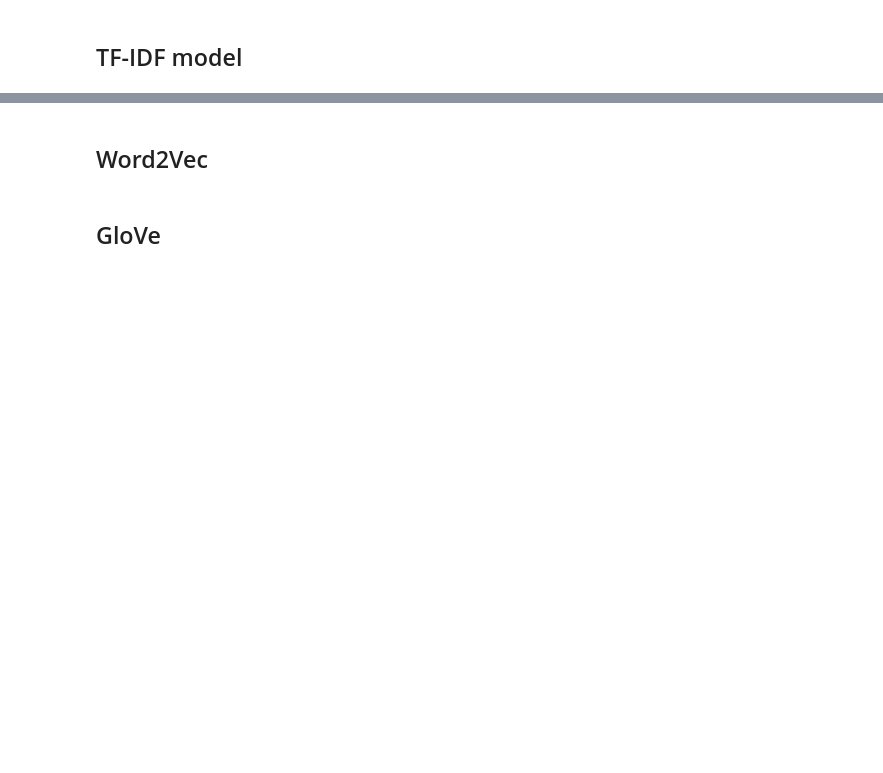
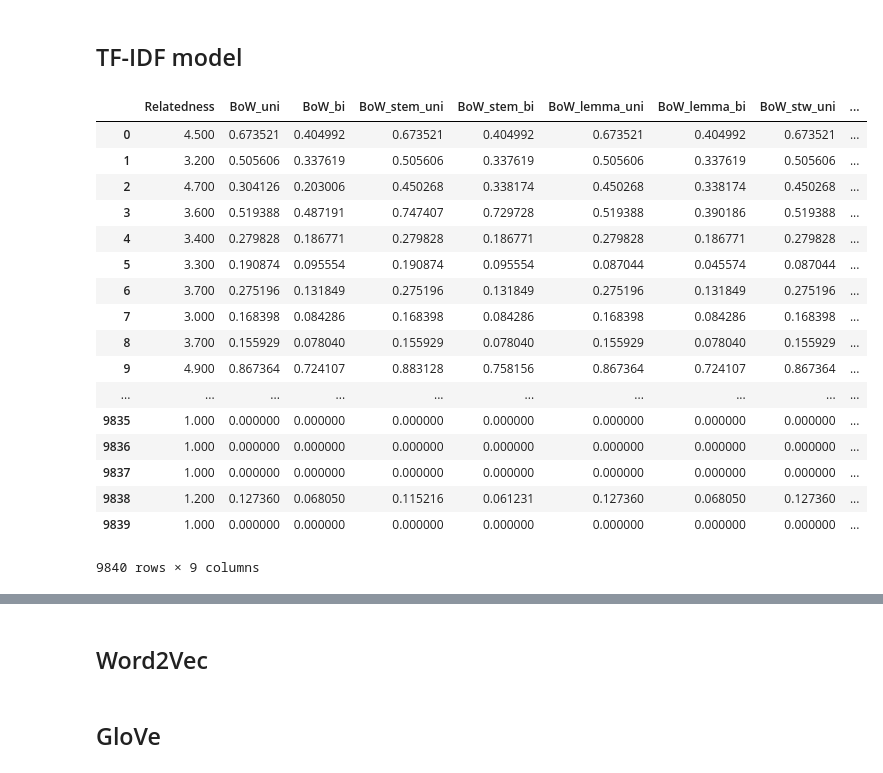
Before and after one commit to mar00nie/NLP-Text-Similarity, a Jupyter notebook: Text_Analysis.ipynb, the cells around one changed output, grey strips where cells are left out. Cells and saved outputs as stored; diff of their text form; code cells hidden in the pictures; blank space fills up the shorter version.

```diff
--- a/Text_Analysis.ipynb
+++ b/Text_Analysis.ipynb
@@ -421,18 +645,22 @@ def run_tfidf_model(sentences):
 
     '''Creates TF-IDF model and calculates cosine similarity of each sentence pair'''
 
-    tfidf_vec = TfidfVectorizer(stop_words="english", analyzer='word', ngram_range=(1, 2),
-                               max_df=1.0, min_df=0.5, max_features=None)
+    scores_list = []
+    ngrams = [(1, 1), (1, 2)]
 
-    tfidf_matrix, tfidf_scores = [], []
-    for pair in sentences:
-        tfidf_model = tfidf_vec.fit_transform(pair).toarray()
-        tfidf_matrix.append(tfidf_model)
+    for tup in ngrams:
+        tfidf_vec = TfidfVectorizer(stop_words="english", analyzer='word', ngram_range=tup,
+                                    max_df=1.0, min_df=0.5, max_features=None)
 
-        cos_sim = cosine_similarity(tfidf_model[0,:].reshape(1,-1), tfidf_model[1,:].reshape(1, -1))
-        tfidf_scores.append(float(cos_sim))
+        tfidf_scores = []
+        for pair in sentences:
+            tfidf_model = tfidf_vec.fit_transform(pair).toarray()
+            cos_sim = cosine_similarity(tfidf_model[0,:].reshape(1,-1), tfidf_model[1,:].reshape(1, -1))
+            tfidf_scores.append(float(cos_sim))
 
-    return tfidf_scores
+        scores_list.append(tfidf_scores)
+
+    return scores_list
 # %%
 # Implementation
 
@@ -464,0 +682,25 @@ df_sick_tfidf.corr(method='spearman')
+# %%
+df_sick_tfidf = pd.DataFrame({'Relatedness': sick_scores, 'BoW_uni': sick_tfidf_scores[0], 'BoW_bi': sick_tfidf_scores[1],
+                            'BoW_stem_uni': sick_tfidf_stem_scores[0], 'BoW_stem_bi': sick_tfidf_stem_scores[1],
+                            'BoW_lemma_uni': sick_tfidf_lem_scores[0], 'BoW_lemma_bi': sick_tfidf_lem_scores[1],
+                            'BoW_stw_uni': sick_tfidf_stw_scores[0], 'BoW_stw_bi': sick_tfidf_stw_scores[1]})
+df_sick_tfidf
+# %% [output]
+|  | Relatedness | BoW_uni | BoW_bi | BoW_stem_uni | BoW_stem_bi | BoW_lemma_uni | BoW_lemma_bi | BoW_stw_uni | ... |
+| 0 | 4.500 | 0.673521 | 0.404992 | 0.673521 | 0.404992 | 0.673521 | 0.404992 | 0.673521 | ... |
+| 1 | 3.200 | 0.505606 | 0.337619 | 0.505606 | 0.337619 | 0.505606 | 0.337619 | 0.505606 | ... |
+| 2 | 4.700 | 0.304126 | 0.203006 | 0.450268 | 0.338174 | 0.450268 | 0.338174 | 0.450268 | ... |
+| 3 | 3.600 | 0.519388 | 0.487191 | 0.747407 | 0.729728 | 0.519388 | 0.390186 | 0.519388 | ... |
+| 4 | 3.400 | 0.279828 | 0.186771 | 0.279828 | 0.186771 | 0.279828 | 0.186771 | 0.279828 | ... |
+| 5 | 3.300 | 0.190874 | 0.095554 | 0.190874 | 0.095554 | 0.087044 | 0.045574 | 0.087044 | ... |
+| 6 | 3.700 | 0.275196 | 0.131849 | 0.275196 | 0.131849 | 0.275196 | 0.131849 | 0.275196 | ... |
+| 7 | 3.000 | 0.168398 | 0.084286 | 0.168398 | 0.084286 | 0.168398 | 0.084286 | 0.168398 | ... |
+| 8 | 3.700 | 0.155929 | 0.078040 | 0.155929 | 0.078040 | 0.155929 | 0.078040 | 0.155929 | ... |
+| 9 | 4.900 | 0.867364 | 0.724107 | 0.883128 | 0.758156 | 0.867364 | 0.724107 | 0.867364 | ... |
+| ... | ... | ... | ... | ... | ... | ... | ... | ... | ... |
+| 9835 | 1.000 | 0.000000 | 0.000000 | 0.000000 | 0.000000 | 0.000000 | 0.000000 | 0.000000 | ... |
+| 9836 | 1.000 | 0.000000 | 0.000000 | 0.000000 | 0.000000 | 0.000000 | 0.000000 | 0.000000 | ... |
+| 9837 | 1.000 | 0.000000 | 0.000000 | 0.000000 | 0.000000 | 0.000000 | 0.000000 | 0.000000 | ... |
+| 9838 | 1.200 | 0.127360 | 0.068050 | 0.115216 | 0.061231 | 0.127360 | 0.068050 | 0.127360 | ... |
+| 9839 | 1.000 | 0.000000 | 0.000000 | 0.000000 | 0.000000 | 0.000000 | 0.000000 | 0.000000 | ... |
+9840 rows × 9 columns
```
Also changed, not shown: parts of 88 cells of this notebook.
